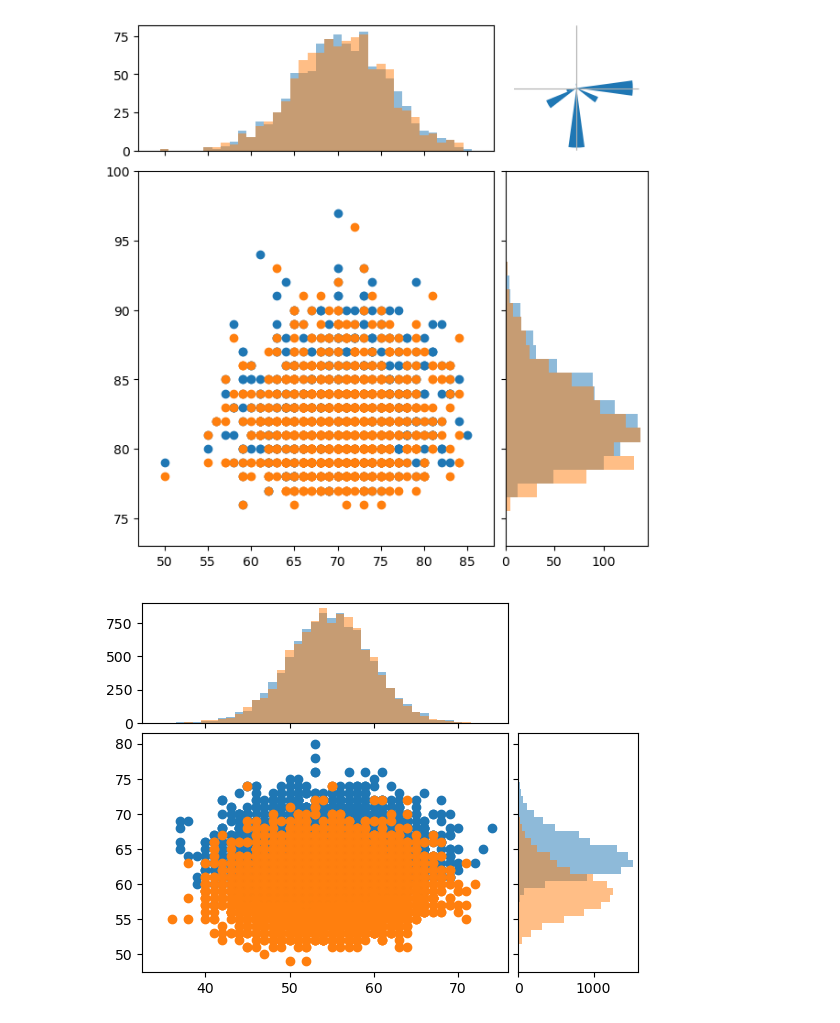
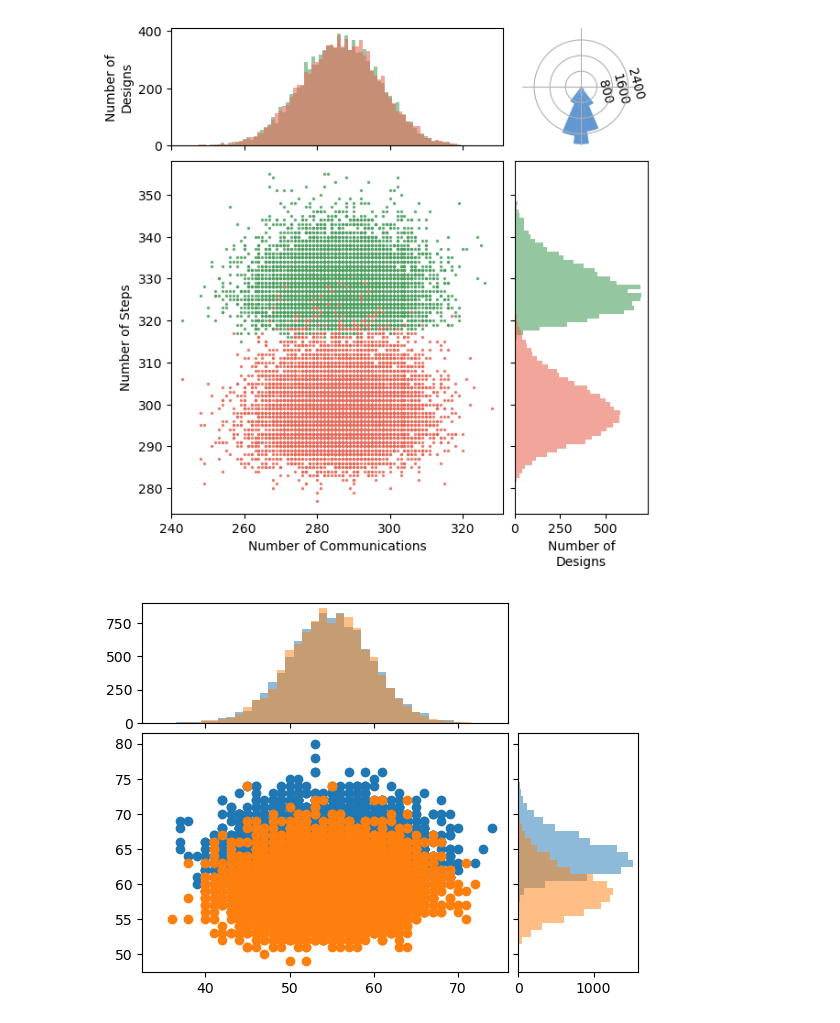
Before and after one commit to ruich95/SynQ, a Jupyter notebook: src/python/vizProfile.ipynb, the cells around one changed output. Cells and saved outputs as stored; diff of their text form; code cells hidden in the pictures.

```diff
--- a/src/python/vizProfile.ipynb
+++ b/src/python/vizProfile.ipynb
@@ -4,10 +4,10 @@ import numpy as np
 import matplotlib.pyplot as plt
 from mpl_toolkits.axes_grid1 import make_axes_locatable
 
-with open("balancedFIR32_20_res.json") as f:
+with open("balancedFIR128_res.json") as f:
     balancedRes = json.load(f)
 
-with open("regularFIR32_res.json") as f:
+with open("regularFIR128_res.json") as f:
     regularRes = json.load(f)
 
 balancedSteps = np.array(balancedRes["steps"])
@@ -31,6 +31,10 @@ count.append(np.sum(ang >= steps[-1]) + np.sum(ang < steps[0]))
 
 angle = steps+7.5
 # %%
+regularColor  = "#4DA060"
+balancedColor = "#E86A58"
+dirColor = "#6298D2"
+
 fig, axs = plt.subplot_mosaic(
     [['histComm', 'transDir'],
     ['dsSample', 'histSteps']],
@@ -47,46 +51,50 @@ dsSampleYHigher = int(np.max(np.concatenate([regularSteps, balancedSteps])))
 
 axs["dsSample"].set_xlim((dsSampleXLower-3, dsSampleXHigher+3))
 axs["dsSample"].set_ylim((dsSampleYLower-3, dsSampleYHigher+3))
-axs["dsSample"].scatter(regularComms, regularSteps, alpha=1)
-axs["dsSample"].scatter(balancedComms,balancedSteps, alpha=1)
+axs["dsSample"].set_xlabel("Number of Communications")
+axs["dsSample"].set_ylabel("Number of Steps")
+axs["dsSample"].scatter(regularComms, regularSteps, alpha=0.8, color=regularColor, s=2)
+axs["dsSample"].scatter(balancedComms,balancedSteps, alpha=0.8, color=balancedColor, s=2)
 
 binsx = np.arange(dsSampleXLower-3, dsSampleXHigher+3) - 0.5
 axs["histComm"].tick_params(axis="x", labelbottom=False)
 axs["histComm"].set_xlim((dsSampleXLower-3, dsSampleXHigher+3))
-_ = axs["histComm"].hist(regularComms, binsx, alpha=0.5)
-_ = axs["histComm"].hist(balancedComms, binsx, alpha=0.5)
+axs["histComm"].set_ylabel("Number of\nDesigns")
+_ = axs["histComm"].hist(regularComms, binsx, alpha=0.6, color=regularColor)
+_ = axs["histComm"].hist(balancedComms, binsx, alpha=0.6, color=balancedColor)
 
 binsy = np.arange(dsSampleYLower-3, dsSampleYHigher+3) - 0.5
 axs["histSteps"].tick_params(axis="y", labelleft=False)
 axs["histSteps"].set_ylim((dsSampleYLower-3, dsSampleYHigher+3))
-_ = axs["histSteps"].hist(regularSteps, binsy, alpha=0.5, orientation='horizontal')
-_ = axs["histSteps"].hist(balancedSteps, binsy, alpha=0.5, orientation='horizontal')
+axs["histSteps"].set_xlabel("Number of\nDesigns")
+_ = axs["histSteps"].hist(regularSteps, binsy, alpha=0.6, orientation='horizontal', color=regularColor)
+_ = axs["histSteps"].hist(balancedSteps, binsy, alpha=0.6, orientation='horizontal',color=balancedColor)
 
 axs["transDir"].tick_params(
     axis='x',          # changes apply to the x-axis
     which='both',      # both major and minor ticks are affected
     bottom=False,      # ticks along the bottom edge are off
     top=False,         # ticks along the top edge are off
     labelbottom=False) # labels along the bottom edge are off
 
 axs["transDir"].tick_params(
     axis='y',          # changes apply to the y-axis
     rotation=-75
     ) # labels along the bottom edge are off
 
-axs["transDir"].set_xticks([0, np.pi/2, np.pi, 3*np.pi/2], ["comm+", "steps+", "comm-", "steps-"])
-axs["transDir"].set_yticks([500, 1000, 1500, 2000])#, ["500", "1000", "1500", "Number of\nDesigns\n2000"])
-#for label in ax.get_yticklabels(minor=True):
-#    label.set_verticalalignment('center')
+axs["transDir"].set_xticks([0, np.pi/2, np.pi, 3*np.pi/2])
+
+axs["transDir"].set_ylim([0, 3000])
+axs["transDir"].set_yticks([800, 1600, 2400])#, ["500", "1000", "1500", "Number of\nDesigns\n2000"])
 
 axs["transDir"].spines['polar'].set_visible(False)
 
 #ax.set_ylabel("Number of\nDesigns", labelpad=25, rotation=-75)
 #ax.yaxis.set_label_position('right')
 
-_ = axs["transDir"].bar((angle*(np.pi/180)), count, width=np.pi/12+0.01)
+_ = axs["transDir"].bar((angle*(np.pi/180)), count, width=np.pi/12+0.01, color=dirColor)
 # %% [output]
-[figure, old version]
+[figure, new version]
 # %%
 fig, ax = plt.subplots()
 
```
Also changed, not shown: 8 other files.
